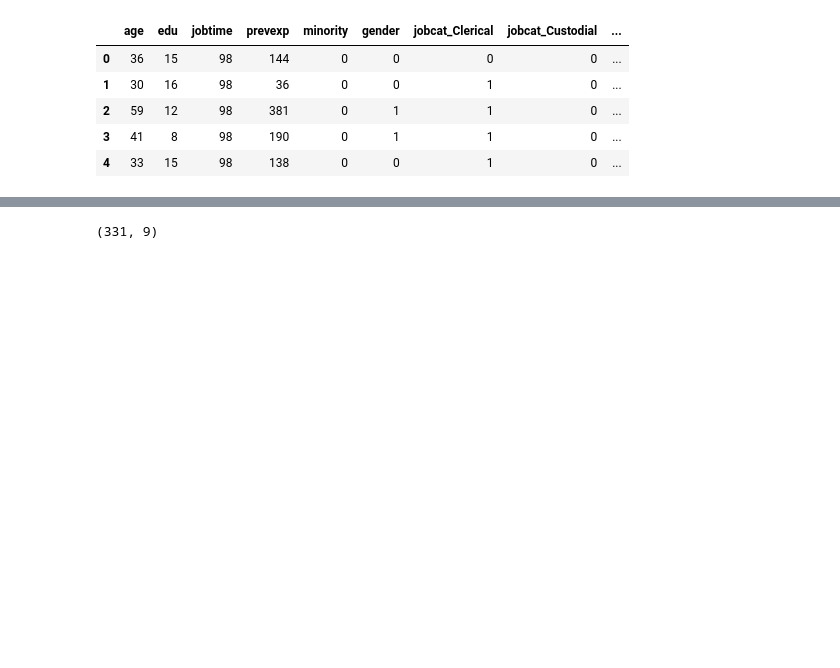
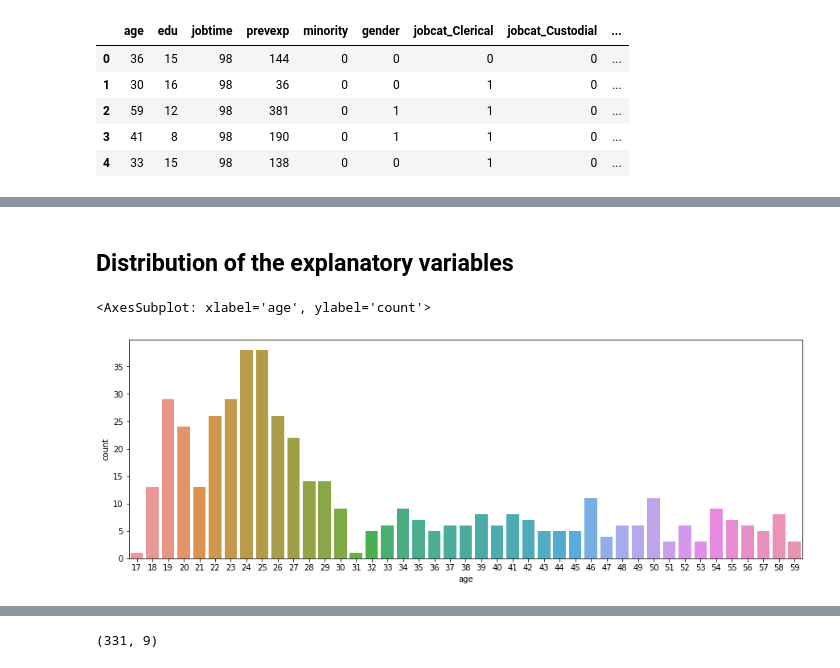
Before and after one commit to GolnooshBabaei/safeaipackage, a Jupyter notebook: examples/Employee_regression.ipynb, the cells around one changed output, grey strips where cells are left out. Drawn from its saved outputs; the diff is of its cells as text; code cells hidden in the pictures; blank space fills up the shorter version.

```diff
--- a/examples/Employee_regression.ipynb
+++ b/examples/Employee_regression.ipynb
@@ -64,0 +88,8 @@ data.describe()
+# %% [markdown]
+## Distribution of the explanatory variables
+# %%
+plt.figure(figsize=(15,5))
+sns.countplot(data["age"])
+# %% [output]
+<AxesSubplot: xlabel='age', ylabel='count'>
+[figure, added]
```
Also changed, not shown: parts of 69 cells of this notebook, 5 other files.
